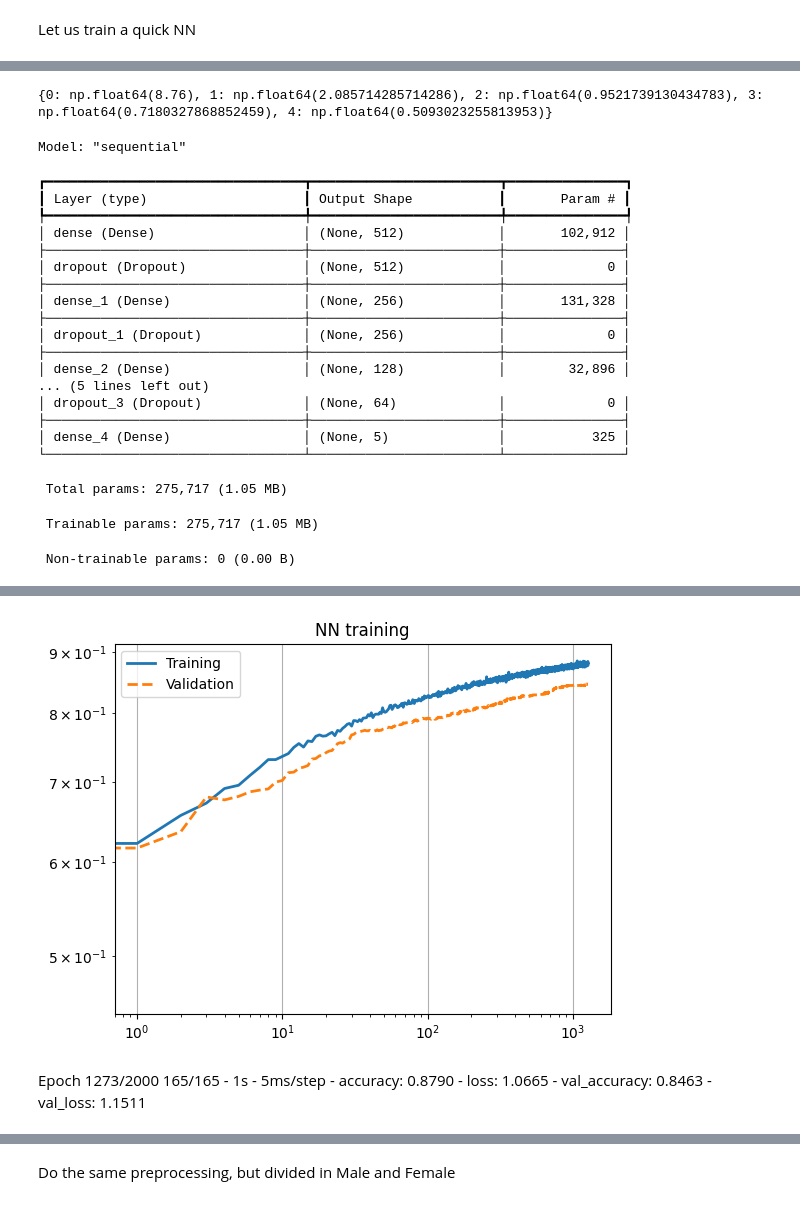
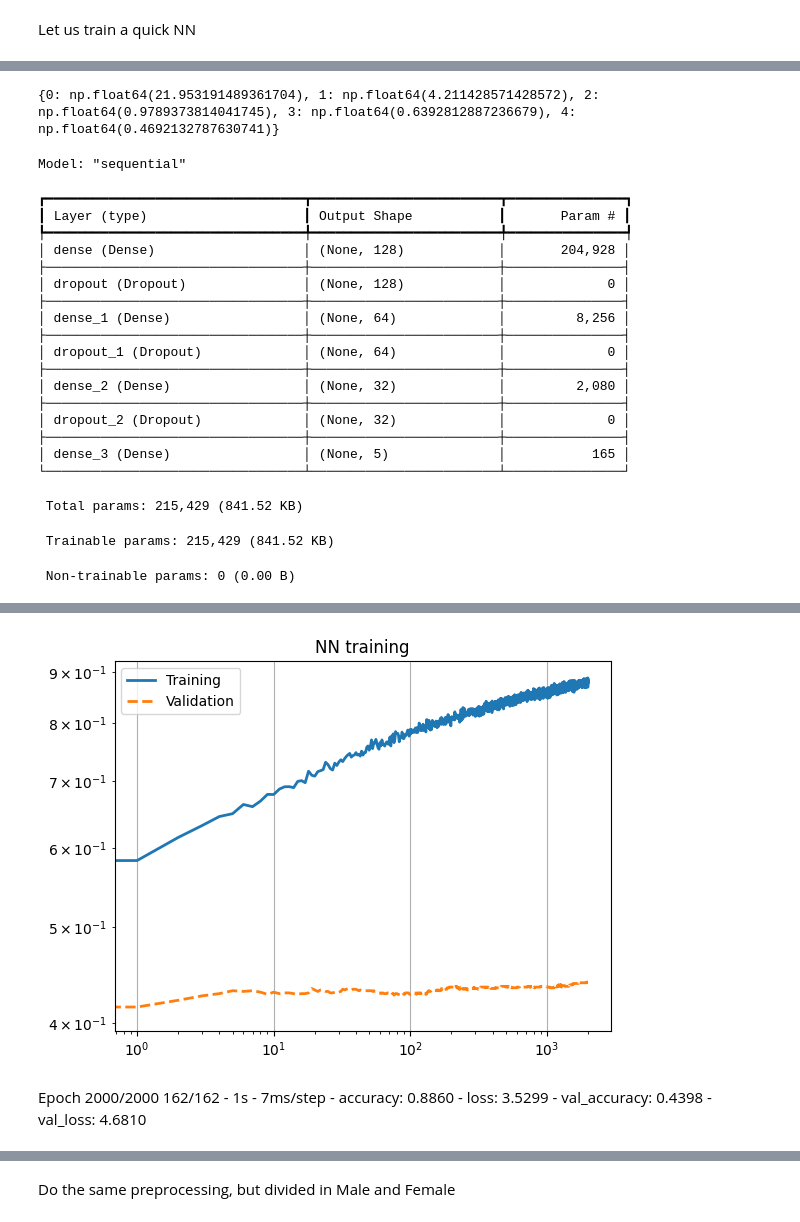
Before and after one commit to vittoriomussin/sand-task---SANDvox-Harvesters, a Jupyter notebook: SAND Tasks/SAND_Challenge_task1_dataset/SAND_T1_Data_analysis.ipynb, the cells around one changed output, grey strips where cells are left out. Saved outputs shown, nothing was run; the diff lists cells and outputs as text; code cells hidden in the pictures.

```diff
--- a/SAND Tasks/SAND_Challenge_task1_dataset/SAND_T1_Data_analysis.ipynb
+++ b/SAND Tasks/SAND_Challenge_task1_dataset/SAND_T1_Data_analysis.ipynb
@@ -486,12 +539,21 @@ fft_smooth.shape
 # %%
-fft_smooth_mean = np.zeros((n_ex, n_cl, fft_smooth.shape[-1]))
+import numpy as np
+import matplotlib.pyplot as plt
+
+fft_smooth_mean = np.zeros((n_ex, n_cl, smooth_dim))  # smooth_dim = length of freq_smooth
+
 for ex in range(n_ex):
     for cl in range(n_cl):
-        class_mask = (labels == cl)
-        if np.any(class_mask):
-            fft_smooth_mean[ex, cl, :] = np.nanmean(fft_smooth[class_mask, ex, :], axis=0)
+        # Collect all chunks for this class and exercise
+        chunks_to_average = []
+        for i in range(n_pz):
+            if classes[i] == cl:
+                chunks_to_average.extend(fft_chunks_smooth[i][ex])  # list of arrays
+        if chunks_to_average:
+            stacked = np.stack(chunks_to_average, axis=0)  # shape (num_chunks, smooth_dim)
+            fft_smooth_mean[ex, cl, :] = np.mean(stacked, axis=0)
 
-# plot fft_smooth_mean for each exercise and colored by class
+# Plot smoothed mean FFT
 plt.figure(figsize=(10, 20))
 for ex in range(n_ex):
     plt.subplot(n_ex, 1, ex + 1)
@@ -502,7 +564,6 @@ for ex in range(n_ex):
     plt.ylabel('Mean FFT Amplitude')
     plt.legend(loc='upper right')
     plt.xlim(0, f_max)
-    # plt.ylim(0, np.max(fft_smooth_mean) * 0.8)
 plt.tight_layout()
 plt.show()
 # %% [output]
@@ -550,25 +661,20 @@ plt.show()
 from sklearn.utils.class_weight import compute_class_weight
 
 # Use all possible class indices for one-hot encoded y
-class_weights = compute_class_weight('balanced', classes=np.arange(y.shape[1]), y=y.argmax(axis=1))
+class_weights = compute_class_weight('balanced', classes=np.arange(y_train.shape[1]), y=y_train.argmax(axis=1))
 
 # format as a dict class: weight
 class_weights = dict(enumerate(class_weights))
 print(class_weights)
 # %% [output]
-{0: np.float64(8.76), 1: np.float64(2.085714285714286), 2: np.float64(0.9521739130434783), 3: np.float64(0.7180327868852459), 4: np.float64(0.5093023255813953)}
+{0: np.float64(21.953191489361704), 1: np.float64(4.211428571428572), 2: np.float64(0.9789373814041745), 3: np.float64(0.6392812887236679), 4: np.float64(0.4692132787630741)}
-# %%
-# Split the dataset into training and testing sets
-from sklearn.model_selection import train_test_split
-
-X_train, X_val, y_train, y_val = train_test_split(X, y, test_size=0.2, random_state=42, stratify=y.argmax(axis=1))
 # %%
 import tensorflow as tf
 
 lr_schedule = tf.keras.optimizers.schedules.InverseTimeDecay(
   0.001,    #0.05               best with 0.001
   decay_steps=50, #100        best with 100
-  decay_rate=4, #1              best with 1
+  decay_rate=5, #1              best with 1
   staircase=True)
 
 def get_optimizer():
@@ -609,17 +715,15 @@ OUTPUTDIM = y_train.shape[1]
 n_train=X_train.shape[0]
 n_val=X_val.shape[0]
 
-dropout= 0.01
-reg = 0.001
+dropout= 0.3
+reg = 0.02
 
 NN = tf.keras.Sequential([
-    layers.Dense(512, activation='relu', input_shape=(INPUTDIM,),kernel_regularizer = regularizers.l2(reg)),
-    layers.Dropout(dropout),
-    layers.Dense(256, activation='relu', kernel_regularizer = regularizers.l2(reg)),
-    layers.Dropout(dropout),
-    layers.Dense(128, activation='relu', kernel_regularizer = regularizers.l2(reg)),
+    layers.Dense(128, activation='relu', input_shape=(INPUTDIM,),kernel_regularizer = regularizers.l2(reg)),
     layers.Dropout(dropout),
     layers.Dense(64, activation='relu', kernel_regularizer = regularizers.l2(reg)),
+    layers.Dropout(dropout),
+    layers.Dense(32, activation='relu', kernel_regularizer = regularizers.l2(reg)),
     layers.Dropout(dropout),
     layers.Dense(OUTPUTDIM, activation='softmax')
 ])
@@ -644,21 +748,21 @@ Model: "sequential"
 ┏━━━━━━━━━━━━━━━━━━━━━━━━━━━━━━━━━┳━━━━━━━━━━━━━━━━━━━━━━━━┳━━━━━━━━━━━━━━━┓
 ┃ Layer (type)                    ┃ Output Shape           ┃       Param # ┃
 ┡━━━━━━━━━━━━━━━━━━━━━━━━━━━━━━━━━╇━━━━━━━━━━━━━━━━━━━━━━━━╇━━━━━━━━━━━━━━━┩
-│ dense (Dense)                   │ (None, 512)            │       102,912 │
+│ dense (Dense)                   │ (None, 128)            │       204,928 │
 ├─────────────────────────────────┼────────────────────────┼───────────────┤
-│ dropout (Dropout)               │ (None, 512)            │             0 │
+│ dropout (Dropout)               │ (None, 128)            │             0 │
 ├─────────────────────────────────┼────────────────────────┼───────────────┤
-│ dense_1 (Dense)                 │ (None, 256)            │       131,328 │
+│ dense_1 (Dense)                 │ (None, 64)             │         8,256 │
 ├─────────────────────────────────┼────────────────────────┼───────────────┤
-│ dropout_1 (Dropout)             │ (None, 256)            │             0 │
+│ dropout_1 (Dropout)             │ (None, 64)             │             0 │
 ├─────────────────────────────────┼────────────────────────┼───────────────┤
-│ dense_2 (Dense)                 │ (None, 128)            │        32,896 │
-... (5 lines left out)
-│ dropout_3 (Dropout)             │ (None, 64)             │             0 │
+│ dense_2 (Dense)                 │ (None, 32)             │         2,080 │
 ├─────────────────────────────────┼────────────────────────┼───────────────┤
-│ dense_4 (Dense)                 │ (None, 5)              │           325 │
+│ dropout_2 (Dropout)             │ (None, 32)             │             0 │
+├─────────────────────────────────┼────────────────────────┼───────────────┤
+│ dense_3 (Dense)                 │ (None, 5)              │           165 │
 └─────────────────────────────────┴────────────────────────┴───────────────┘
- Total params: 275,717 (1.05 MB)
+ Total params: 215,429 (841.52 KB)
- Trainable params: 275,717 (1.05 MB)
+ Trainable params: 215,429 (841.52 KB)
  Non-trainable params: 0 (0.00 B)
 Epoch 1/2000
@@ -681,7 +785,7 @@ Epoch 1273/2000
-[figure, old version]
+[figure, new version]
 # %% [markdown]
-Epoch 1273/2000
-165/165 - 1s - 5ms/step - accuracy: 0.8790 - loss: 1.0665 - val_accuracy: 0.8463 - val_loss: 1.1511
+Epoch 2000/2000
+162/162 - 1s - 7ms/step - accuracy: 0.8860 - loss: 3.5299 - val_accuracy: 0.4398 - val_loss: 4.6810
 # %%
 from sklearn.metrics import confusion_matrix, f1_score
 import seaborn as sns
```
Also changed, not shown: parts of 43 cells of this notebook, 31 other files.
